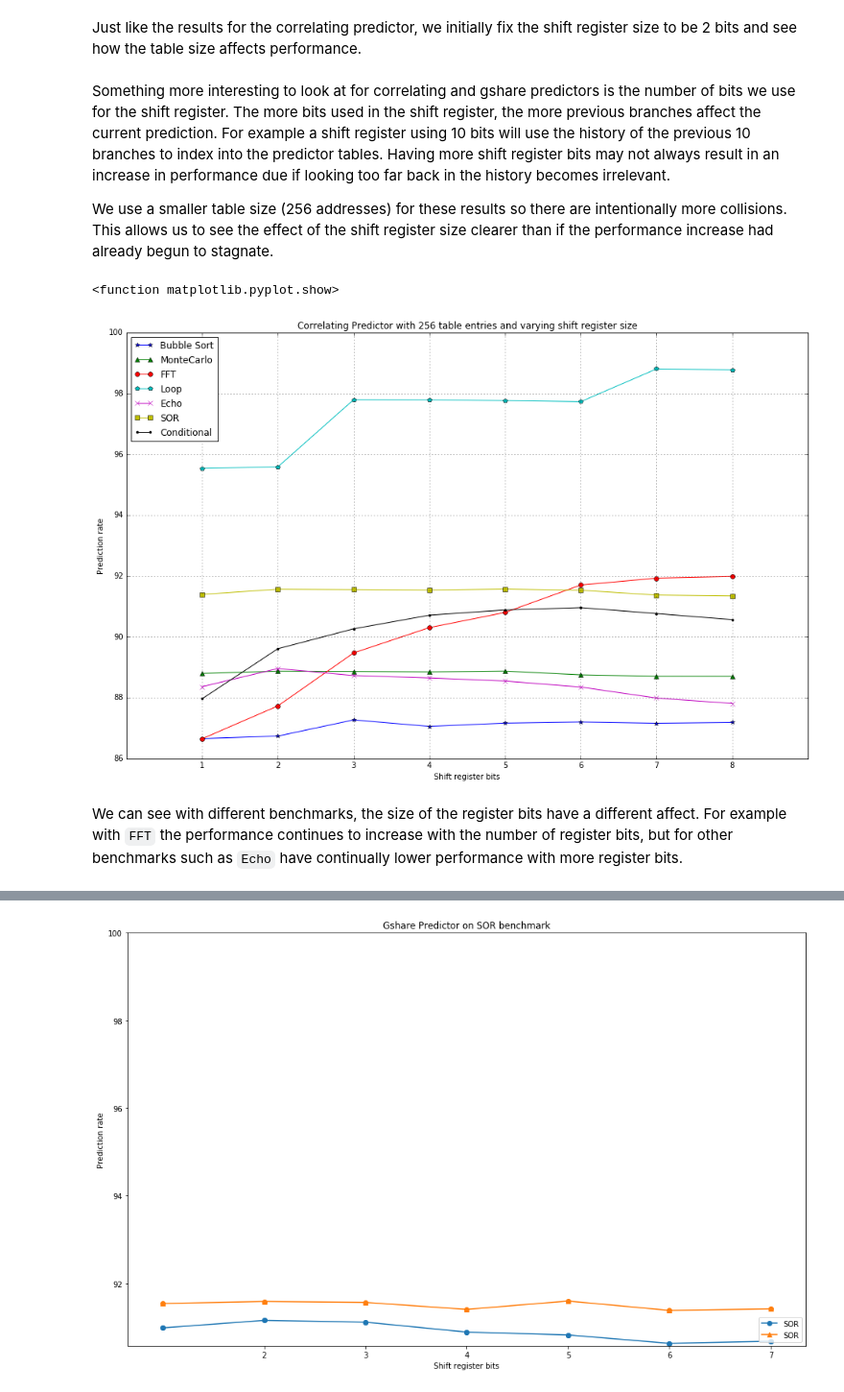
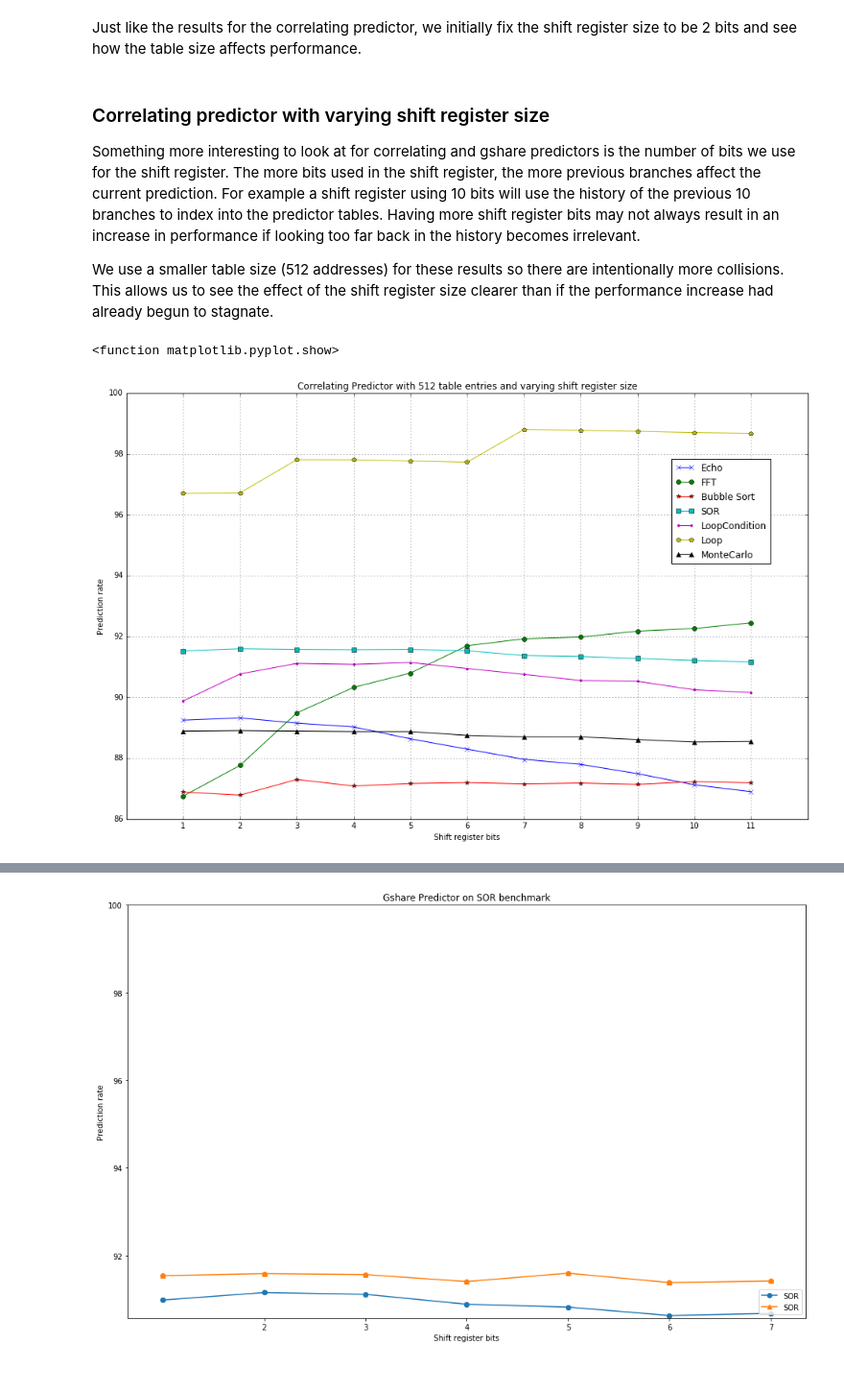
Before and after one commit to 12yuens2/branch-prediction, a Jupyter notebook: CS4202 Branch Prediction Practical.ipynb, the cells around one changed output, grey strips where cells are left out. Shown at 96% size. Drawn from its saved outputs; the diff is of its cells as text; code cells hidden in the pictures.

Commit message:
Finish up analysis on correlating predictor.

```diff
--- a/CS4202 Branch Prediction Practical.ipynb
+++ b/CS4202 Branch Prediction Practical.ipynb
@@ -336,14 +337,14 @@ def new_benchmark_experiment():
         "SOR": PlotData(trace_sor, "SOR", "s"),
         "MC": PlotData(trace_mc, "MonteCarlo", "^"),
         "Loop": PlotData(trace_loop, "Loop", "p"),
-        "Conditional": PlotData(trace_cond, "Conditional", "."),
+        "Conditional": PlotData(trace_cond, "LoopCondition", "."),
         "BubbleSort": PlotData(trace_sort, "Bubble Sort", "*")
     }
 # %%
 %matplotlib inline
 from matplotlib import pyplot as plt
 
-def plot_graph(title, data, ylabel="Prediction rate", xlabel="History table size", xticks=[8, 512, 1024, 2048, 4096]):
+def plot_graph(title, data, ylabel="Prediction rate", xlabel="Predictor table size", xticks=[8, 512, 1024, 2048, 4096]):
     fig = plt.figure(figsize=(16,10))
 
     plt.title(title)
@@ -467,26 +472,42 @@ plt.show()
 # %% [markdown]
 Just like the results for the correlating predictor, we initially fix the shift register size to be 2 bits and see how the table size affects performance.
 # %% [markdown]
-Something more interesting to look at for correlating and gshare predictors is the number of bits we use for the shift register. The more bits used in the shift register, the more previous branches affect the current prediction. For example a shift register using 10 bits will use the history of the previous 10 branches to index into the predictor tables. Having more shift register bits may not always result in an increase in performance due if looking too far back in the history becomes irrelevant.
+### Correlating predictor with varying shift register size
 
-We use a smaller table size (256 addresses) for these results so there are intentionally more collisions. This allows us to see the effect of the shift register size clearer than if the performance increase had already begun to stagnate.
+Something more interesting to look at for correlating and gshare predictors is the number of bits we use for the shift register. The more bits used in the shift register, the more previous branches affect the current prediction. For example a shift register using 10 bits will use the history of the previous 10 branches to index into the predictor tables. Having more shift register bits may not always result in an increase in performance if looking too far back in the history becomes irrelevant.
+
+We use a smaller table size (512 addresses) for these results so there are intentionally more collisions. This allows us to see the effect of the shift register size clearer than if the performance increase had already begun to stagnate.
 # %%
 cp_experiment_256_addresses = new_benchmark_experiment()
 
-for i in range(1, 9):
+for i in range(1, 12):
     cp = CorrelatingPredictor(8, i)
     for k, v in cp_experiment_256_addresses.items():
         v.data.append((i, cp.simulate(v.trace)))
+
+
+cp_experiment_512_addresses = new_benchmark_experiment()
+
+for i in range(1, 12):
+    cp = CorrelatingPredictor(9, i)
+    for k, v in cp_experiment_512_addresses.items():
+        v.data.append((i, cp.simulate(v.trace)))
+
+
+cp_experiment_1024_addresses = new_benchmark_experiment()
+
+for i in range(1, 12):
+    cp = CorrelatingPredictor(10, i)
+    for k, v in cp_experiment_1024_addresses.items():
+        v.data.append((i, cp.simulate(v.trace)))
 # %%
-cp_256_addresses_graph = plot_graph("Correlating Predictor with 256 table entries and varying shift register size",
-                                    [data for _, data in cp_experiment_256_addresses.items()],
-                                    xlabel="Shift register bits", xticks=[1,2,3,4,5,6,7,8])
-cp_256_addresses_graph.plot()
-plt.legend(loc="best")
-plt.xlim(0, 9)
+cp_512_addresses_graph = plot_graph("Correlating Predictor with 512 table entries and varying shift register size",
+                                    [data for _, data in cp_experiment_512_addresses.items()],
+                                    xlabel="Shift register bits", xticks=[1,2,3,4,5,6,7,8,9,10,11])
+cp_512_addresses_graph.plot()
+plt.legend(loc=(0.8,0.6))
+plt.xlim(0, 12)
 plt.show
 # %% [output]
 <function matplotlib.pyplot.show>
-[figure, old version]
+[figure, new version]
-# %% [markdown]
-We can see with different benchmarks, the size of the register bits have a different affect. For example with `FFT` the performance continues to increase with the number of register bits, but for other benchmarks such as `Echo` have continually lower performance with more register bits.
```
Also changed, not shown: parts of 9 cells of this notebook.
